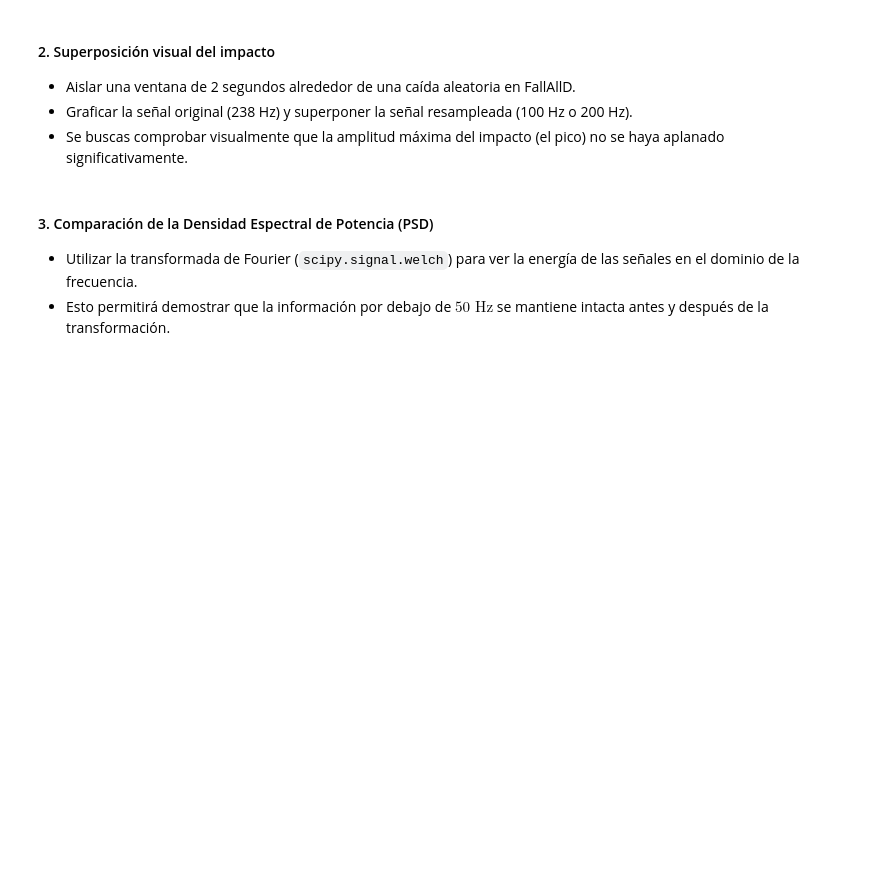
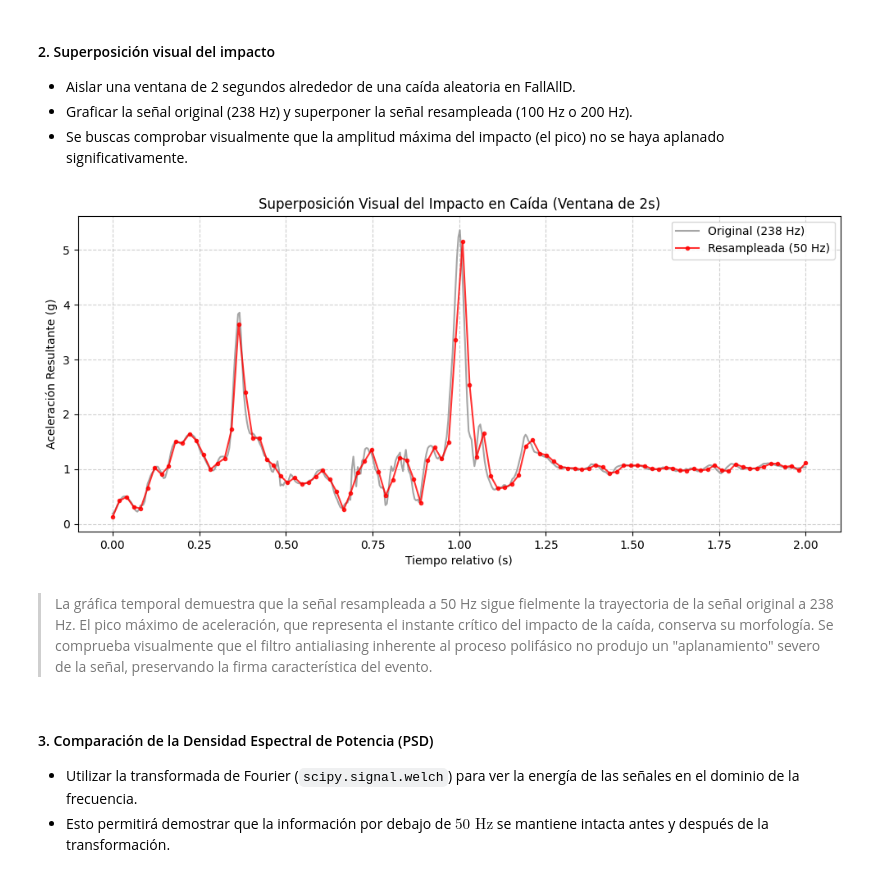
Before and after one commit to marianoInsa/dimiasa-models, a Jupyter notebook: notebooks/00-E01-Frequency-Resampling.ipynb, the cells around one changed output. Cells and saved outputs as stored; diff of their text form; code cells hidden in the pictures; blank space fills up the shorter version.

Commit message:
add: experimento 1 - resampleo de frecuencia de FallAllD

```diff
--- a/notebooks/00-E01-Frequency-Resampling.ipynb
+++ b/notebooks/00-E01-Frequency-Resampling.ipynb
@@ -43,11 +63,11 @@ import pandas as pd
 from scipy import signal
 
 # Cargar dataset desde Azure
-import pandas as pd
 from azure.storage.filedatalake import DataLakeServiceClient
 
 # Credenciales
-CONNECTION_STRING = "TU_CADENA_DE_CONEXION_AQUI"
+from google.colab import userdata
+CONNECTION_STRING = userdata.get('cadenaAzure')
 
 # Inicializar el cliente
 try:
@@ -69,6 +89,7 @@ try:
     # Cargar directamente en Pandas usando un buffer de memoria
     df_fallalld = pd.read_csv(io.BytesIO(content))
     print("FallAllD cargado en DataFrame con éxito!!")
+    df_fallalld.head()
 
 except Exception as e:
     print(f"Error en procesamiento de Capa Bronce: {e}")
@@ -97,6 +115,56 @@ señal_Gz_resamp = signal.resample_poly(señal_Gz, up, down)
 * Aislar una ventana de 2 segundos alrededor de una caída aleatoria en FallAllD.
 * Graficar la señal original (238 Hz) y superponer la señal resampleada (100 Hz o 200 Hz).
 * Se buscas comprobar visualmente que la amplitud máxima del impacto (el pico) no se haya aplanado significativamente.
+# %%
+import matplotlib.pyplot as plt
+from scipy.signal import resample_poly, welch
+
+# 1. Obtener una caída de ejemplo
+falls = df_fallalld[df_fallalld['Activity_Label'] == 'Fall']
+
+# Seleccionamos el primer trial que encuentre
+ejemplo = falls[['Subject', 'Activity_Code', 'Trial']].drop_duplicates().iloc[0]
+trial_data = falls[(falls['Subject'] == ejemplo['Subject']) &
+                   (falls['Activity_Code'] == ejemplo['Activity_Code']) &
+                   (falls['Trial'] == ejemplo['Trial'])].copy()
+
+# Calculamos la aceleración resultante (AVM)
+trial_data['A_res'] = np.sqrt(trial_data['Ax']**2 + trial_data['Ay']**2 + trial_data['Az']**2)
+
+# 2. Aislar ventana de 2 segundos alrededor del impacto (pico)
+fs_orig = 238
+fs_new = 50
+
+# Encontramos el índice donde ocurre el pico máximo (impacto)
+peak_idx = trial_data['A_res'].argmax()
+
+# Tomamos 1 segundo antes y 1 segundo después (238 muestras hacia cada lado)
+start_idx = max(0, peak_idx - fs_orig)
+end_idx = min(len(trial_data), peak_idx + fs_orig)
+
+# Extraemos la señal de la ventana temporal
+window_data = trial_data['A_res'].iloc[start_idx:end_idx].values
+t_orig = np.linspace(0, len(window_data) / fs_orig, len(window_data))
+
+# 3. Resamplear a 50 Hz
+# Factor de resampleo: up = 50, down = 238 (Simplificado dividiendo ambos por 2 -> 25 y 119)
+window_resampled = resample_poly(window_data, up=25, down=119)
+t_resampled = np.linspace(0, len(window_data) / fs_orig, len(window_resampled))
+
+# 4. Graficar la superposición
+plt.figure(figsize=(12, 5))
+plt.plot(t_orig, window_data, label='Original (238 Hz)', color='gray', alpha=0.7)
+plt.plot(t_resampled, window_resampled, label='Resampleada (50 Hz)', color='red', marker='.', alpha=0.8)
+plt.title('Superposición Visual del Impacto en Caída (Ventana de 2s)')
+plt.xlabel('Tiempo relativo (s)')
+plt.ylabel('Aceleración Resultante (g)')
+plt.legend()
+plt.grid(True, linestyle='--', alpha=0.6)
+plt.show()
+# %% [output]
+[figure, added]
+# %% [markdown]
+> La gráfica temporal demuestra que la señal resampleada a 50 Hz sigue fielmente la trayectoria de la señal original a 238 Hz. El pico máximo de aceleración, que representa el instante crítico del impacto de la caída, conserva su morfología. Se comprueba visualmente que el filtro antialiasing inherente al proceso polifásico no produjo un "aplanamiento" severo de la señal, preservando la firma característica del evento.
 # %% [markdown]
 #### 3. Comparación de la Densidad Espectral de Potencia (PSD)
 * Utilizar la transformada de Fourier (`scipy.signal.welch`) para ver la energía de las señales en el dominio de la frecuencia.
```
Also changed, not shown: parts of 12 cells of this notebook.
